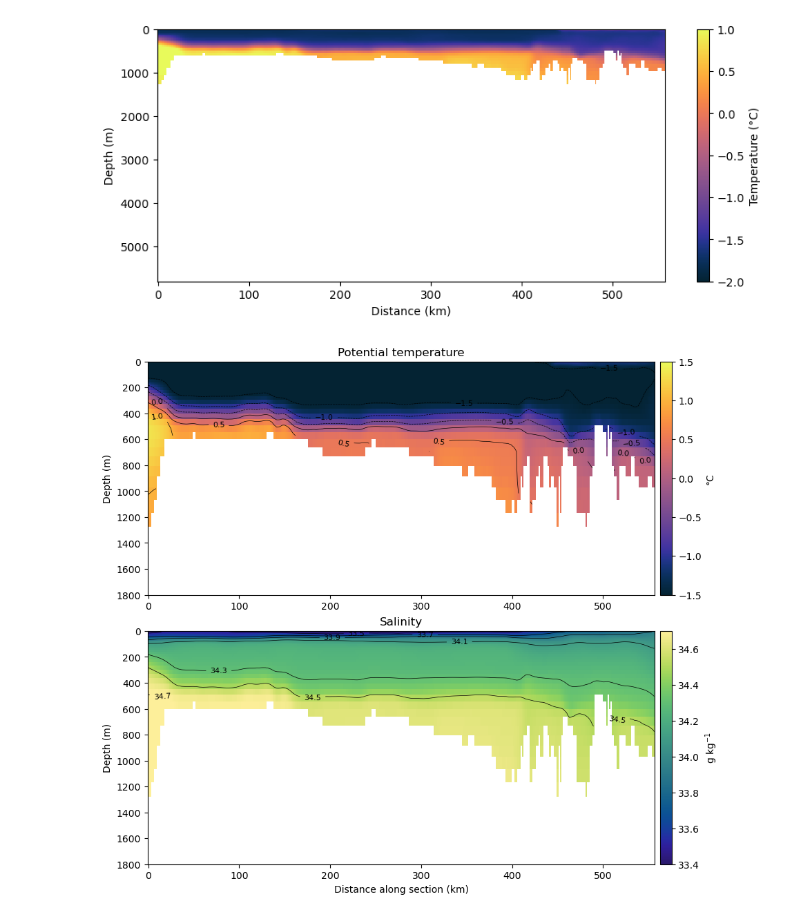
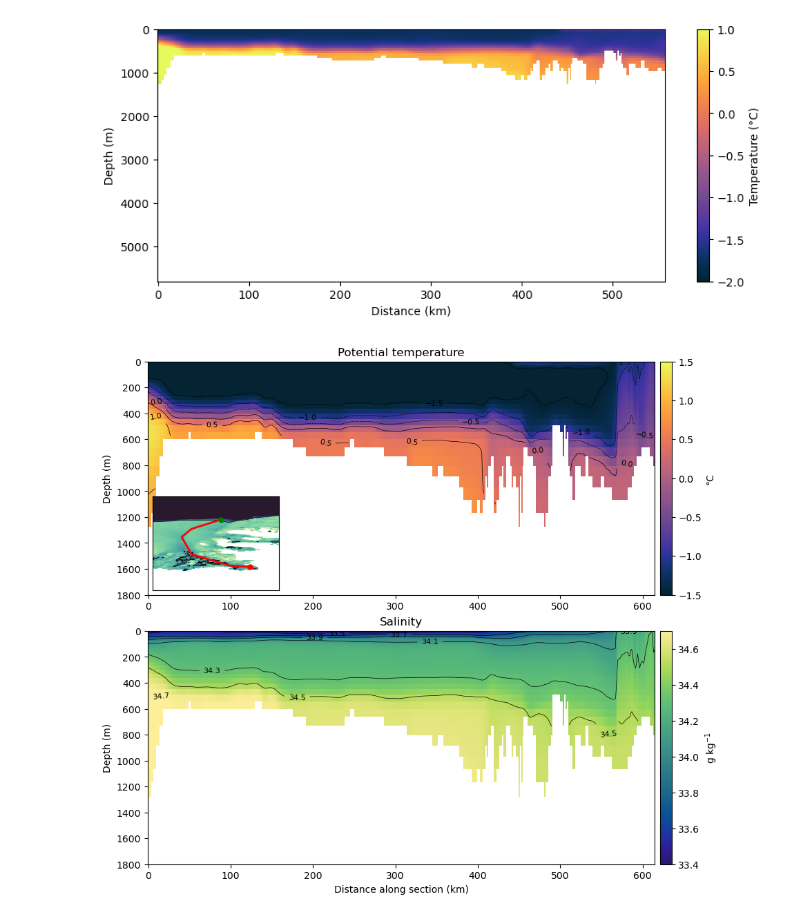
Before and after one commit to claireyung/mom6-panAn-iceshelf-tools, a Jupyter notebook: evaluation/local-melt-evaluation/local-melt-amundsen-eval.ipynb, the cells around one changed output. Cells and saved outputs as stored; diff of their text form; code cells hidden in the pictures.

Commit message:
tweak vertical transects

```diff
--- a/evaluation/local-melt-evaluation/local-melt-amundsen-eval.ipynb
+++ b/evaluation/local-melt-evaluation/local-melt-amundsen-eval.ipynb
@@ -378,8 +376,7 @@ yy=[-71,-71.8,-72.5,-74,-75]
 # %%
-import matplotlib.pyplot as plt
-import matplotlib.gridspec as gridspec
-import cmocean
-import numpy as np
+
+xx=[-103,-106,-107,-106,-102,-100]
+yy=[-71,-71.8,-72.5,-74,-75,-75.1]
 
 fig = plt.figure(figsize=(9,8), constrained_layout=True)
 gs = gridspec.GridSpec(2,1,figure=fig)
@@ -399,31 +396,54 @@ co = ax.contour(dist/1000, temp_sec.z_l, temp_sec.values.T.T,
                 colors='k', linewidths=0.5)
 
 ax.clabel(co, fontsize=8)
 ax.invert_yaxis()
 ax.set_ylim(1800,0)
 ax.set_ylabel("Depth (m)")
 ax.set_title("Potential temperature")
 plt.colorbar(im, ax=ax, pad=0.01, label="°C")
 
+# Inset map
+axins = inset_axes(ax, width="25%", height="40%", loc="lower left")
+
+deptho.plot(ax=axins, cmap='cmo.deep', add_colorbar=False, vmin=0, vmax=2000)
+axins.contour(deptho.xh, deptho.yh, deptho,
+              levels=[1000], colors='k', linewidths=0.5)
+
+axins.plot(xx, yy, '-r', lw=2)
+axins.plot(xx[0], yy[0], 'go', ms=5)
+axins.plot(xx[-1], yy[-1], 'ro', ms=5)
+
+# for i, (x, y) in enumerate(zip(xx, yy)):
+#     axins.text(x, y, str(i+1), fontsize=8, ha='center', va='bottom')
+
+axins.set_xlim(min(xx)-3, max(xx)+3)
+axins.set_ylim(min(yy)-2, max(yy)+2)
+axins.set_xlabel("")
+axins.set_ylabel("")
+axins.set_xticks([])
+axins.set_yticks([])
+# axins.set_title("Transect", fontsize=9)
+
+
 # Salinity
 ax = fig.add_subplot(gs[1])
 
 im = ax.pcolormesh(dist/1000, salt_sec.z_l, salt_sec.values.T.T,
                    shading="auto", cmap=cmocean.cm.haline,
                    vmin=33.4, vmax=34.7)
 
 co = ax.contour(dist/1000, salt_sec.z_l, salt_sec.values.T.T,
                 levels=np.arange(33.5,34.8,0.2),
                 colors='k', linewidths=0.5)
 
 ax.clabel(co, fontsize=8)
 ax.invert_yaxis()
 ax.set_ylim(1800,0)
 ax.set_xlabel("Distance along section (km)")
 ax.set_ylabel("Depth (m)")
 ax.set_title("Salinity")
 plt.colorbar(im, ax=ax, pad=0.01, label="g kg$^{-1}$")
 
 plt.show()
 # %% [output]
-[figure, old version]
+[figure, new version]
```
Also changed, not shown: parts of 5 cells of this notebook.
